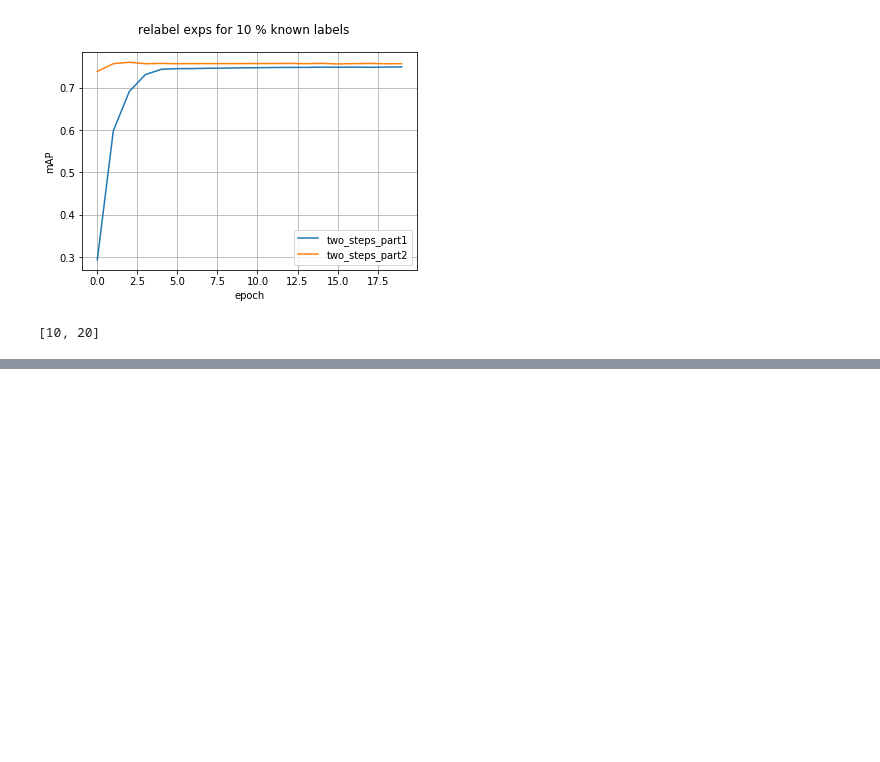
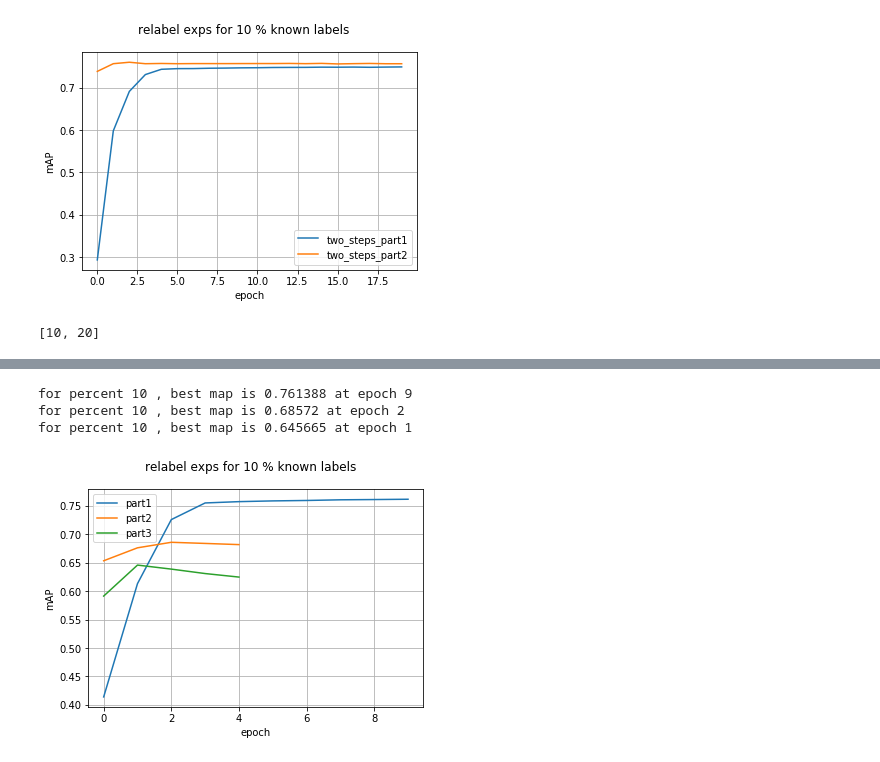
Before and after one commit to lcalem/partial-labels, a Jupyter notebook: experiments/notebooks/eval.ipynb, the cells around one changed output, grey strips where cells are left out. Drawn from its saved outputs; the diff is of its cells as text; code cells hidden in the pictures; blank space fills up the shorter version.

```diff
--- a/experiments/notebooks/eval.ipynb
+++ b/experiments/notebooks/eval.ipynb
@@ -773,0 +822,8 @@ for percent 10 , best map is 0.759602 at epoch 2
+# %%
+data = get_plotting_data(exps, percent)
+actual_plot(data, save_name="eval_relabel_%s_test.png" % percent)
+# %% [output]
+for percent 10 , best map is 0.761388 at epoch 9
+for percent 10 , best map is 0.68572 at epoch 2
+for percent 10 , best map is 0.645665 at epoch 1
+[figure, added]
```
Also changed, not shown: parts of 11 cells of this notebook, 12 other files.
